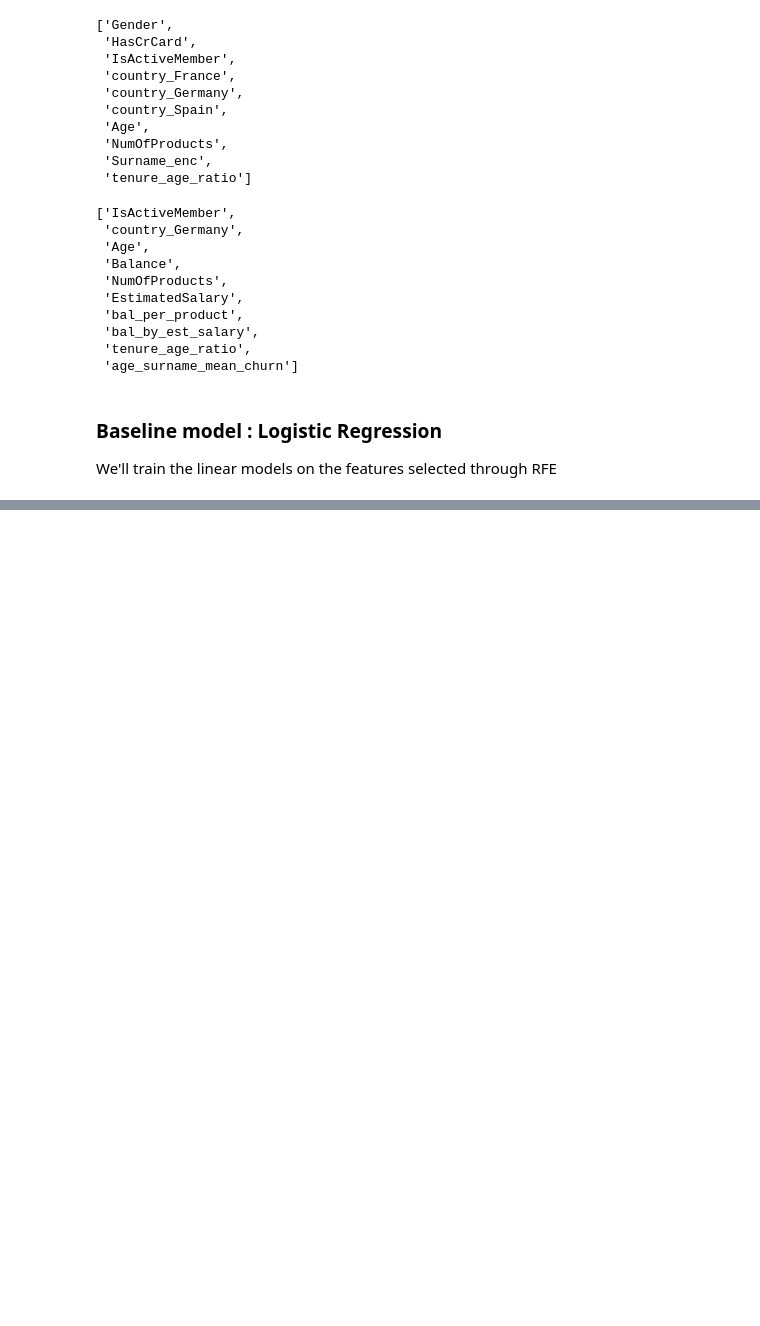
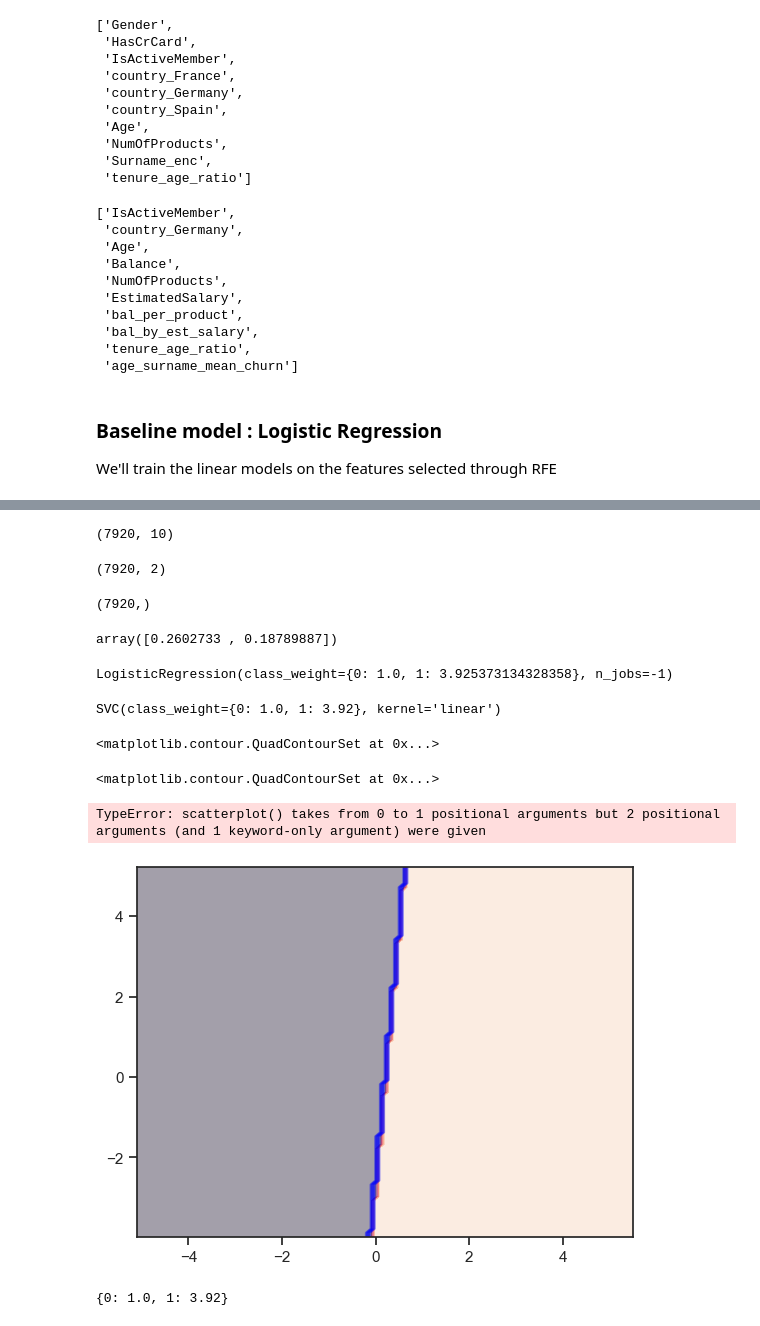
Before and after one commit to Pradipwasre/MLOps--Customer-churn-Analysis-using-Ensemble-Techniques, a Jupyter notebook: Notebook.ipynb, the cells around one changed output, grey strips where cells are left out. Drawn from its saved outputs; the diff is of its cells as text; code cells hidden in the pictures; blank space fills up the shorter version.

Commit message:
update models

```diff
--- a/Notebook.ipynb
+++ b/Notebook.ipynb
@@ -1081,0 +1273,51 @@ from sklearn.metrics import roc_auc_score, f1_score, recall_score, confusion_mat
+# %%
+## Transforming the dataset using PCA
+X = pca.fit_transform(X_train)
+y = y_train
+X_train.shape
+X.shape
+y.shape
+# %% [output]
+(7920, 10)
+(7920, 2)
+(7920,)
+# %%
+## Checking the variance explained by the reduced features
+pca.explained_variance_ratio_
+# %% [output]
+array([0.2602733 , 0.18789887])
+# %%
+# Creating a mesh region where the boundary will be plotted
+x_min, x_max = X[:, 0].min() - 1, X[:, 0].max() + 1
+y_min, y_max = X[:, 1].min() - 1, X[:, 1].max() + 1
+xx, yy = np.meshgrid(np.arange(x_min, x_max, 0.1),
+                     np.arange(y_min, y_max, 0.1))
+# %%
+## Fitting LR model on 2 features
+lr.fit(X, y)
+# %% [output]
+LogisticRegression(class_weight={0: 1.0, 1: 3.925373134328358}, n_jobs=-1)
+# %%
+## Fitting SVM model on 2 features
+svm.fit(X,y)
+# %% [output]
+SVC(class_weight={0: 1.0, 1: 3.92}, kernel='linear')
+# %%
+## Plotting decision boundary for LR
+z1 = lr.predict(np.c_[xx.ravel(), yy.ravel()])
+z1 = z1.reshape(xx.shape)
+
+## Plotting decision boundary for SVM
+z2 = svm.predict(np.c_[xx.ravel(), yy.ravel()])
+z2 = z2.reshape(xx.shape)
+
+# Displaying the result
+plt.contourf(xx, yy, z1, alpha=0.4) # LR
+plt.contour(xx, yy, z2, alpha=0.4, colors = 'blue') # SVM
+sns.scatterplot(X[:,0], X[:,1], hue = y_train, s = 50, alpha = 0.8)
+plt.title('Linear models - LogReg and SVM')
+# %% [output]
+<matplotlib.contour.QuadContourSet at 0x...>
+<matplotlib.contour.QuadContourSet at 0x...>
+TypeError: scatterplot() takes from 0 to 1 positional arguments but 2 positional arguments (and 1 keyword-only argument) were given
+[figure, added]
@@ -1081,0 +1331,5 @@ from sklearn.metrics import roc_auc_score, f1_score, recall_score, confusion_mat
+# %%
+weights_dict = {0: 1.0, 1: 3.92}
+weights_dict
+# %% [output]
+{0: 1.0, 1: 3.92}
```
Also changed, not shown: parts of 34 cells of this notebook.
